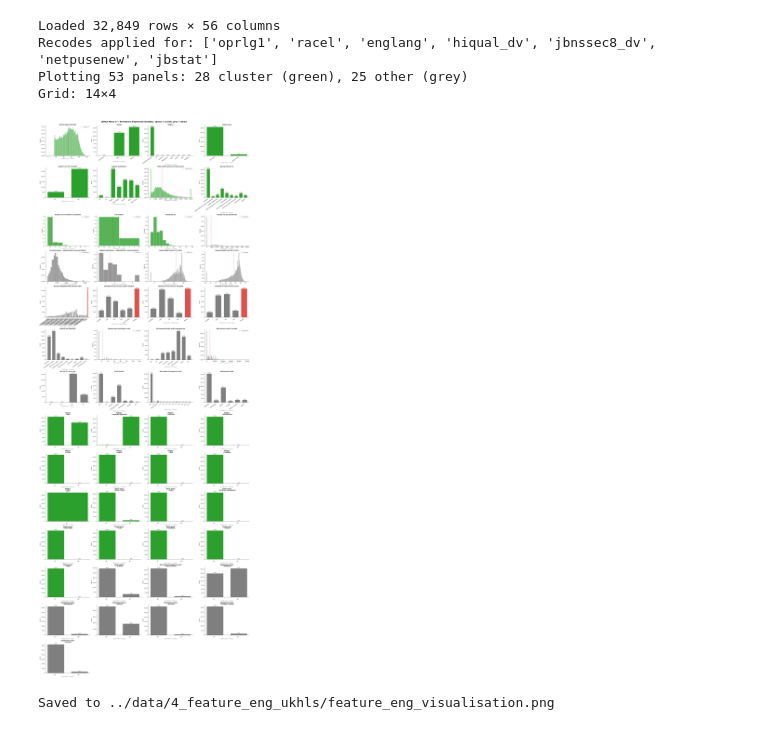
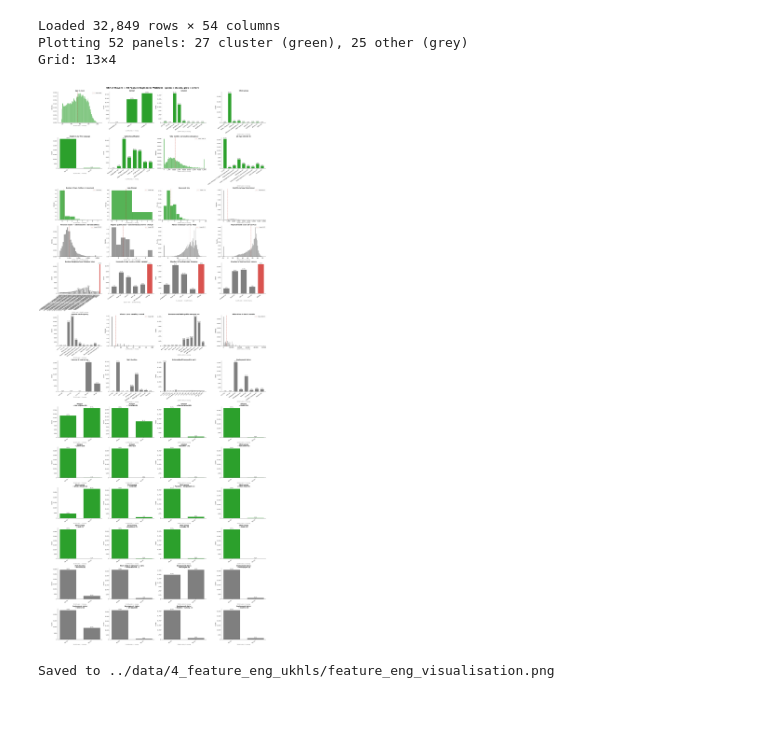
Before and after one commit to jimmytidey/sipher_personas, a Jupyter notebook: data_pipeline/4_visualise_feature_eng.ipynb, the cells around one changed output. Saved outputs shown, nothing was run; the diff lists cells and outputs as text; code cells hidden in the pictures.

```diff
--- a/data_pipeline/4_visualise_feature_eng.ipynb
+++ b/data_pipeline/4_visualise_feature_eng.ipynb
@@ -1,8 +1,7 @@
 # %%
 # 4_visualise_feature_eng.ipynb
 #
-# Plots every variable after feature engineering:
-# recodes, floors and clips have all been applied.
+# Plots every variable after feature engineering.
 # Also shows every OHE output column (e.g. o_jbstat_1, o_englang_1, o_jbpl_1).
 # Use this to validate 4_feature_eng_ukhls.ipynb output.
 #
@@ -23,7 +22,7 @@ import matplotlib.pyplot as plt
 import matplotlib.ticker as mticker
 
 from data_pipeline.config_variables import (
-    VARIABLES, CLUSTER_VARS, CATEGORICAL_VARS, CATEGORY_MAPS, ONE_HOT_VARS, RECODE_MAPS,
+    VARIABLES, CLUSTER_VARS, CATEGORICAL_VARS, CATEGORY_MAPS, ONE_HOT_VARS,
     )
 
 # ── Config ────────────────────────────────────────────────────────────────────
@@ -40,13 +39,6 @@ if not os.path.exists(PICKLE_PATH):
 
 df = pd.read_pickle(PICKLE_PATH)
 print(f"Loaded {len(df):,} rows × {len(df.columns)} columns")
-
-# ── Apply recodes (idempotent — no-op if already applied by feature_eng) ─────
-for base_code, recode_map in RECODE_MAPS.items():
-    col = f"{WAVE}_{base_code}"
-    if col in df.columns:
-        df[col] = df[col].replace(recode_map)
-print(f"Recodes applied for: {[k for k in RECODE_MAPS if f'{WAVE}_{k}' in df.columns]}")
 
 _cluster_set = set(CLUSTER_VARS)
 
@@ -72,7 +64,7 @@ for base_code, one_hot_spec in ONE_HOT_VARS.items():
     var_def = VARIABLES.get(base_code, {})
     cat_map = CATEGORY_MAPS.get(base_code) or var_def.get("categories") or {}
 
-    codes = list(var_def.get("categories", {}).keys()) if one_hot_spec is True else list(one_hot_spec)
+    codes = list((var_def.get("group_labels") or var_def.get("categories", {})).keys()) if one_hot_spec is True else list(one_hot_spec)
     is_cluster = base_code in _cluster_set
     for code in codes:
         ohe_col = f"{WAVE}_{base_code}_{int(code)}"
@@ -145,36 +137,35 @@ for idx, spec in enumerate(plot_specs):
             elif ((vals % 1) == 0).all() and val_max - val_min <= 120:
                 bins = np.arange(val_min - 0.5, val_max + 1.5, 1)
             else:
                 bins = min(80, max(20, len(vals) // 300))
             use_density = bin_width is None
             ax.hist(vals, bins=bins, color=bar_color, edgecolor="white", density=use_density, alpha=0.8)
             ax.axvline(vals.mean(), color="#c0392b", linestyle="--", linewidth=1,
                        label=f"mean {vals.mean():.1f}")
             ax.xaxis.set_major_formatter(mticker.FuncFormatter(lambda x, _: f"{x:,.0f}"))
             if not use_density:
                 ax.yaxis.set_major_formatter(mticker.FuncFormatter(lambda x, _: f"{int(x):,}"))
             ax.legend(fontsize=8, framealpha=0.6)
             ax.set_ylabel("Density" if use_density else "Count", fontsize=9)
 
     ax.set_title(spec["label"], fontsize=10, fontweight="bold", pad=4)
     ax.set_xlabel(subtitle, fontsize=8, labelpad=3, color="#555")
     ax.tick_params(axis="y", labelsize=8)
     ax.spines[["top", "right"]].set_visible(False)
 
 for unused in axes_flat[n_plots:]:
     unused.set_visible(False)
 
 fig.suptitle(
     f"UKHLS Wave {WAVE.upper()} — All Feature-Engineered Variables  (green = cluster, grey = other)",
     fontsize=15, fontweight="bold", y=1.005,
     )
 plt.savefig("../data/4_feature_eng_ukhls/feature_eng_visualisation.png", dpi=150, bbox_inches="tight")
 plt.show()
 print("Saved to ../data/4_feature_eng_ukhls/feature_eng_visualisation.png")
 # %% [output]
-Loaded 32,849 rows × 56 columns
-Recodes applied for: ['oprlg1', 'racel', 'englang', 'hiqual_dv', 'jbnssec8_dv', 'netpusenew', 'jbstat']
-Plotting 53 panels: 28 cluster (green), 25 other (grey)
-Grid: 14×4
+Loaded 32,849 rows × 54 columns
+Plotting 52 panels: 27 cluster (green), 25 other (grey)
+Grid: 13×4
-[figure, old version]
+[figure, new version]
 Saved to ../data/4_feature_eng_ukhls/feature_eng_visualisation.png
```
Also changed, not shown: 24 other files.
